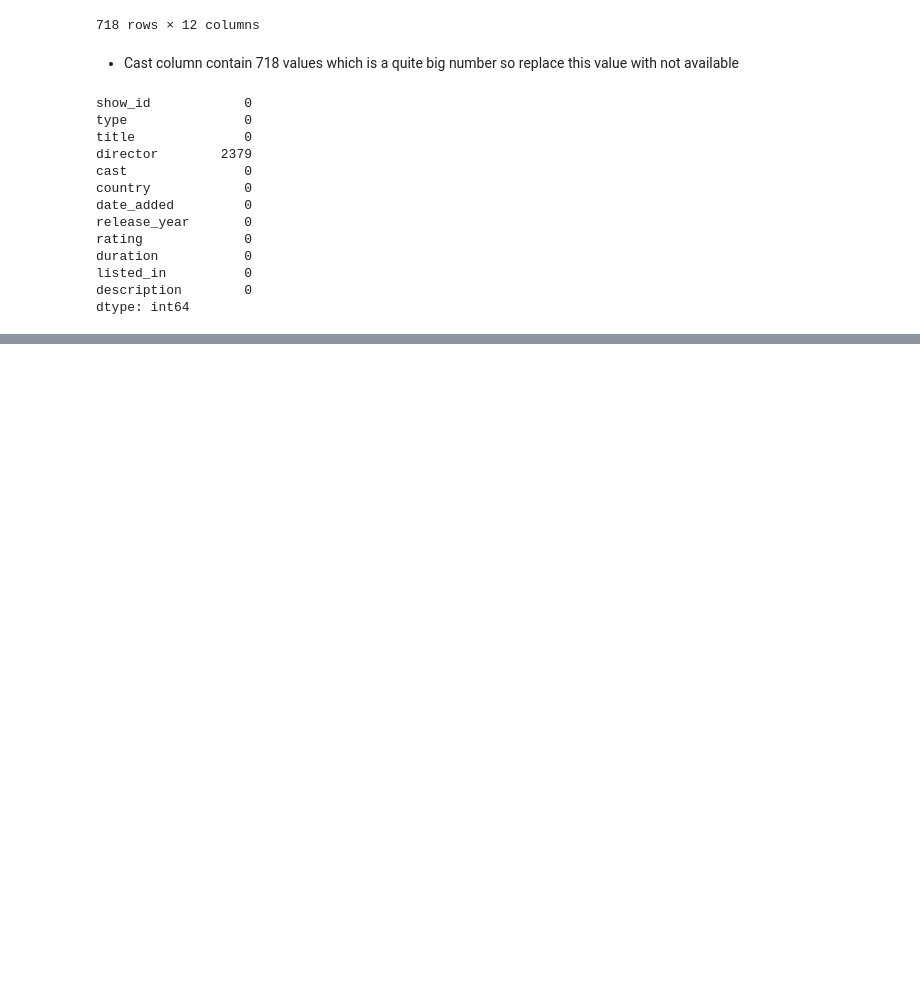
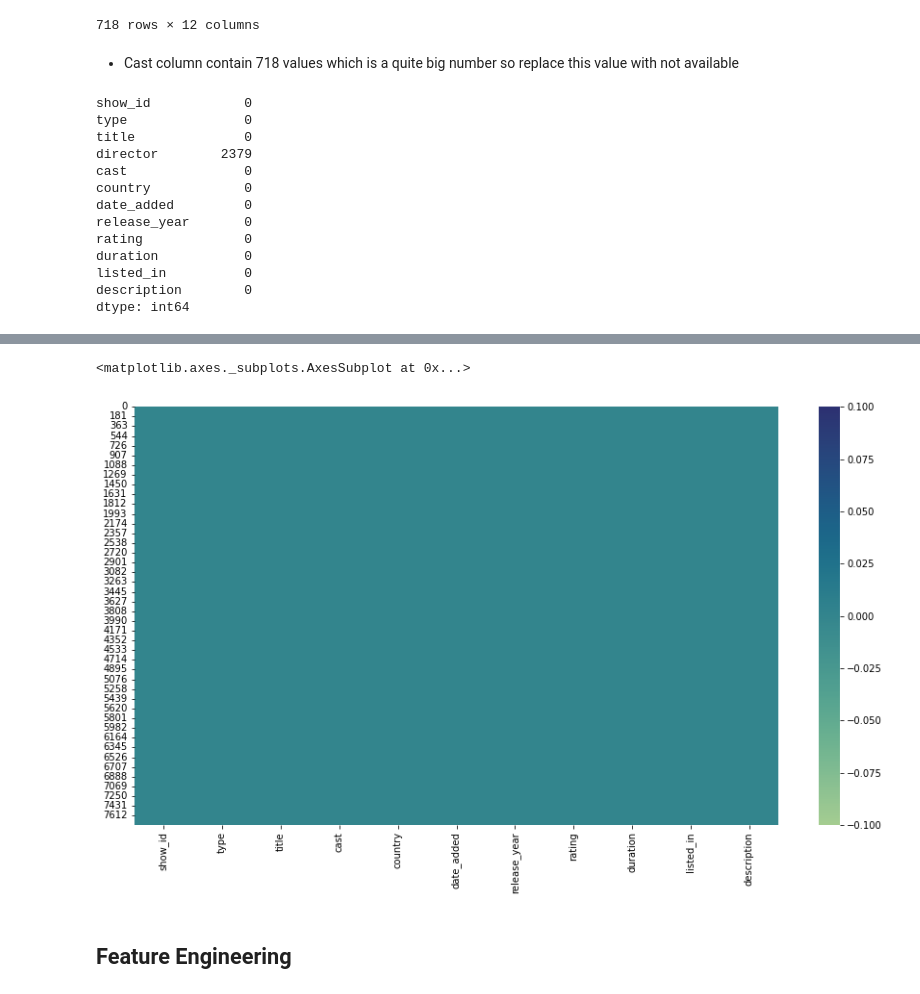
Before and after one commit to tarun422/Netflix-DataSet-Clustring, a Jupyter notebook: Netflix_Clustring.ipynb, the cells around one changed output, grey strips where cells are left out. Saved outputs shown, nothing was run; the diff lists cells and outputs as text; code cells hidden in the pictures; blank space fills up the shorter version.

```diff
--- a/Netflix_Clustring.ipynb
+++ b/Netflix_Clustring.ipynb
@@ -655,0 +660,4 @@ dtype: int64
+# %%
+# drop the director column
+
+df.drop(['director'],axis=1, inplace=True)
@@ -655,0 +681,10 @@ dtype: int64
+# %%
+# ploat a graph to show the null values
+
+plt.figure(figsize=(15,8))
+sns.heatmap(df.isnull(),cmap='crest')
+# %% [output]
+<matplotlib.axes._subplots.AxesSubplot at 0x...>
+[figure, added]
+# %% [markdown]
+## **Feature Engineering**
```
Also changed, not shown: parts of 58 cells of this notebook.
